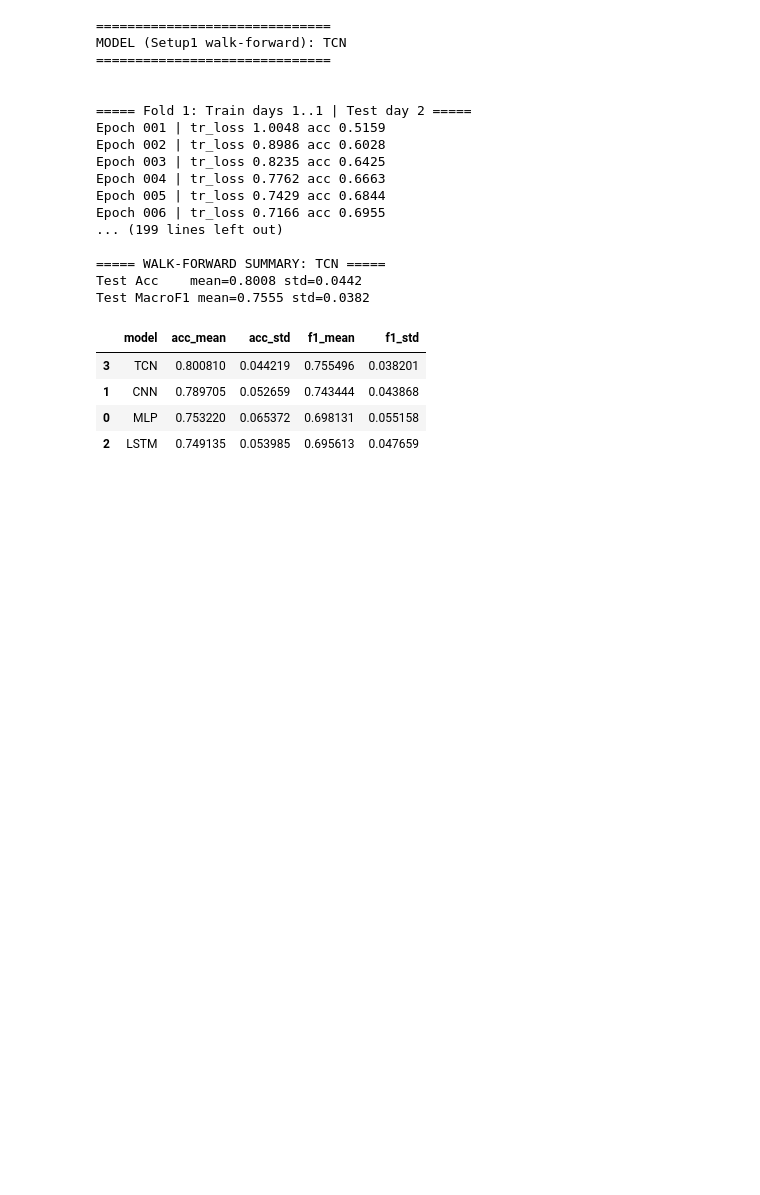
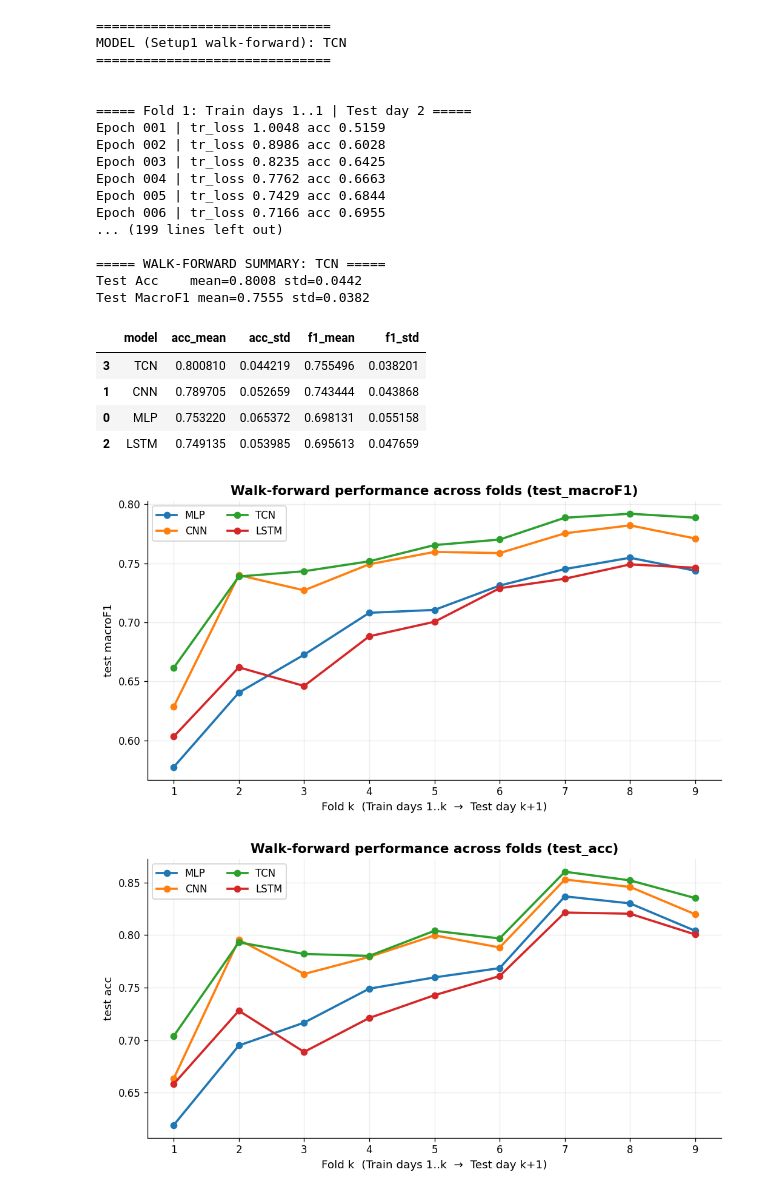
Before and after one commit to AliFazelniya/Limit-Order-Book, a Jupyter notebook: notebooks/tabl_train_test.ipynb, the cells around one changed output. Drawn from its saved outputs; the diff is of its cells as text; code cells hidden in the pictures; blank space fills up the shorter version.

```diff
--- a/notebooks/tabl_train_test.ipynb
+++ b/notebooks/tabl_train_test.ipynb
@@ -487,3 +484,5 @@ summary_df
 | 1 | CNN | 0.789705 | 0.052659 | 0.743444 | 0.043868 |
 | 0 | MLP | 0.753220 | 0.065372 | 0.698131 | 0.055158 |
 | 2 | LSTM | 0.749135 | 0.053985 | 0.695613 | 0.047659 |
+# %%
+results_dict = {"MLP": mlp_results,"CNN" : cnn_results, "TCN": tcn_results, "LSTM": lstm_results}
@@ -489,0 +512,26 @@ summary_df
+# %%
+def plot_walk_forward(results_dict, metric="test_macroF1", title=None):
+    plt.figure(figsize=(8.8, 4.8))
+
+    for name, res in results_dict.items():
+        folds = [r["fold"] for r in res]
+        vals  = [r[metric] for r in res]
+        plt.plot(folds, vals, marker="o", label=name)
+
+    plt.xticks(range(1, 10))
+    plt.xlabel("Fold k  (Train days 1..k  →  Test day k+1)")
+    plt.ylabel(metric.replace("_", " "))
+
+    if title is None:
+        title = f"Walk-forward performance across folds ({metric})"
+    plt.title(title)
+
+    plt.legend(ncol=2, loc="best")
+    plt.tight_layout()
+    plt.show()
+
+plot_walk_forward(results_dict, metric="test_macroF1")
+plot_walk_forward(results_dict, metric="test_acc")
+# %% [output]
+[figure, added]
+[figure, added]
```
Also changed, not shown: parts of 6 cells of this notebook, 1 other file.
